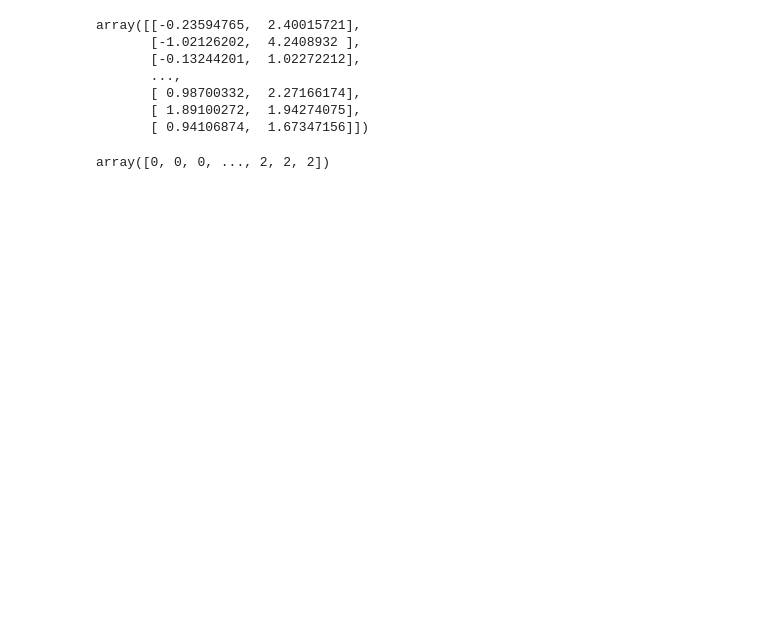
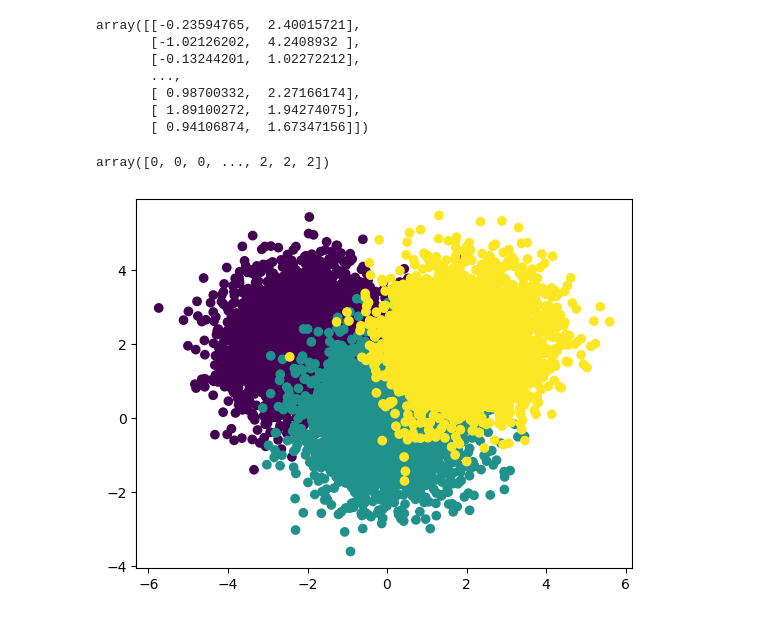
Before and after one commit to masinde70/Stats, a Jupyter notebook: model_selection.ipynb, the cells around one changed output. Drawn from its saved outputs; the diff is of its cells as text; code cells hidden in the pictures; blank space fills up the shorter version.

Commit message:
ploting data/ data visualization

```diff
--- a/model_selection.ipynb
+++ b/model_selection.ipynb
@@ -12,7 +12,7 @@ import matplotlib.pyplot as plt
 
 n_samples = 10000
 centers = [(-2, 2), (0,0), (2,2)]
-x, y = make_blobs(n_samples=n_samples, centers=centers, shuffle=False, random_state=0)
+X, y = make_blobs(n_samples=n_samples, centers=centers, shuffle=False, random_state=0)
 
 ## The convention is to store the independent features in a matrix named X, and the prediction targets in a vector named y, as we are doing.
 # %%
@@ -29,3 +29,8 @@ array([[-0.23594765,  2.40015721],
 y
 # %% [output]
 array([0, 0, 0, ..., 2, 2, 2])
+# %%
+plt.scatter(X[:, 0], X[:, 1], c=y)
+plt.show()
+# %% [output]
+[figure, added]
```
Also changed, not shown: parts of 1 cell of this notebook.
